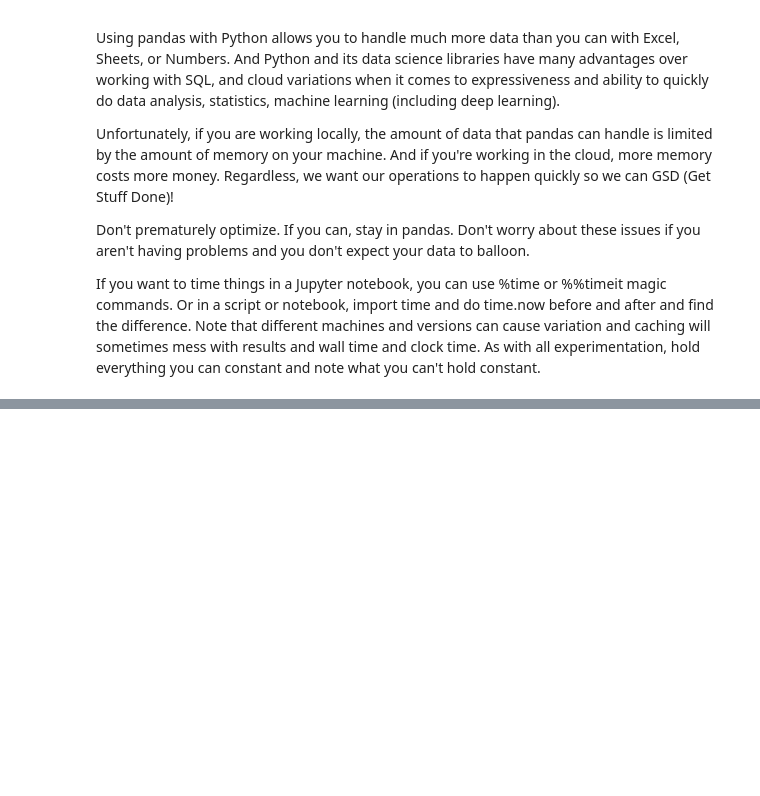
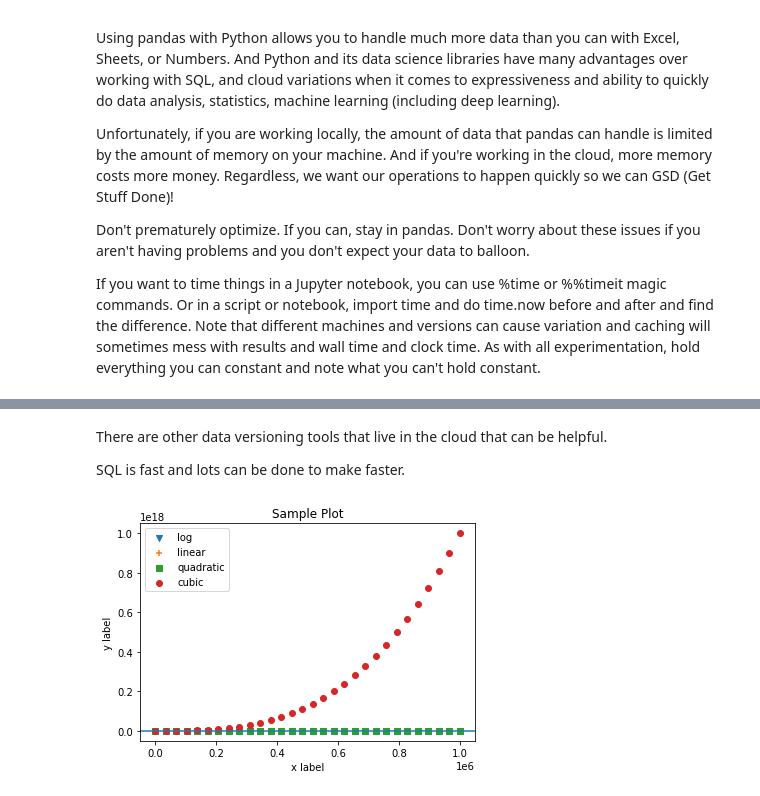
Before and after one commit to discdiver/big-data, a Jupyter notebook: Strategies for dealing with big data and speeding up your code.ipynb, the cells around one changed output, grey strips where cells are left out. Drawn from its saved outputs; the diff is of its cells as text; code cells hidden in the pictures; blank space fills up the shorter version.

```diff
--- a/Strategies for dealing with big data and speeding up your code.ipynb
+++ b/Strategies for dealing with big data and speeding up your code.ipynb
@@ -88,0 +74,5 @@ Data versioning is good too!
+# %% [markdown]
+There are other data versioning tools that live in the cloud that can be helpful.
+
+
+SQL is fast and lots can be done to make faster.
@@ -88,0 +82,19 @@ Data versioning is good too!
+# %%
+x = np.linspace(start=.1, stop=1000000, num=30)
+
+size = 8
+
+
+plt.axhline(y=2)
+
+plt.scatter(x, np.log(x), label='log', marker='v', )
+plt.scatter(x, x, label='linear', marker='+', )
+plt.scatter(x, x**2, label='quadratic', marker=',',)
+plt.scatter(x, x**3, label='cubic', )
+plt.xlabel('x label')
+plt.ylabel('y label')
+
+plt.title("Sample Plot")
+plt.legend();
+# %% [output]
+[figure, added]
```
Also changed, not shown: parts of 8 cells of this notebook.
